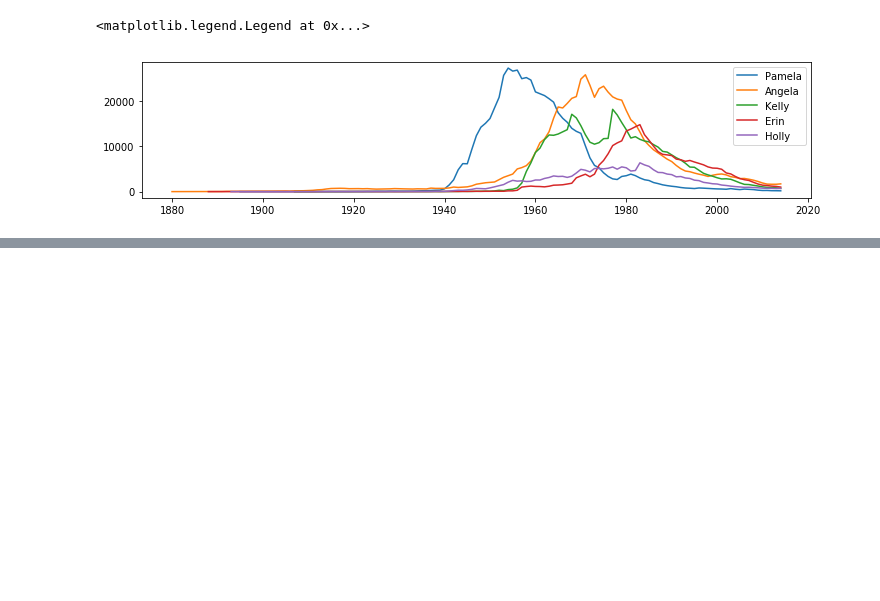
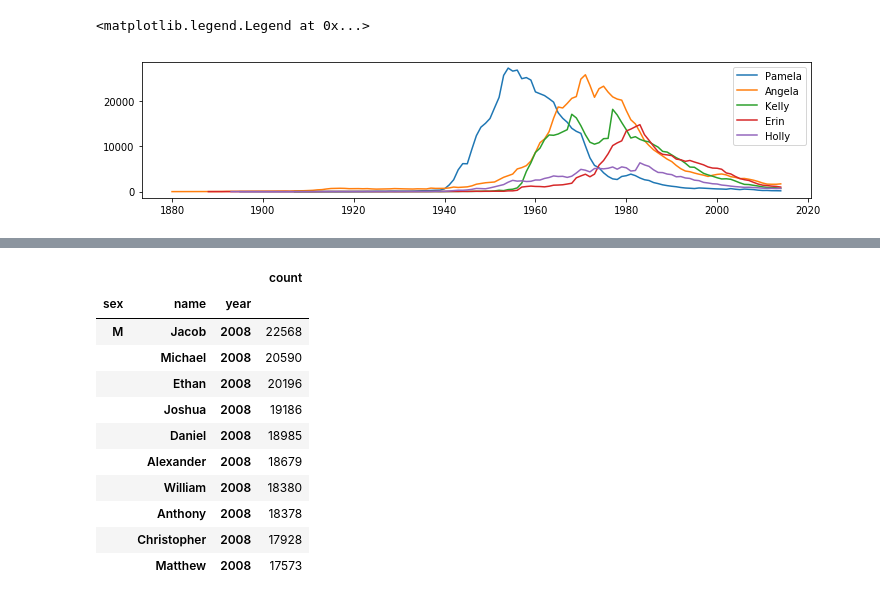
Before and after one commit to prerna-p/data-science, a Jupyter notebook: analyzing_baby_names.ipynb, the cells around one changed output, grey strips where cells are left out. Saved outputs shown, nothing was run; the diff lists cells and outputs as text; code cells hidden in the pictures; blank space fills up the shorter version.

```diff
--- a/analyzing_baby_names.ipynb
+++ b/analyzing_baby_names.ipynb
@@ -165,0 +192,16 @@ all_years_indexed.loc['F',:,2011].sortlevel=1,ascending=False).fillna(0).head()
+# %%
+# now sort column
+all_years_indexed.loc['M',:,2008].sort_values('count',ascending=False).head(10)
+# %% [output]
+|  |  |  | count |
+| sex | name | year |  |
+| M | Jacob | 2008 | 22568 |
+|  | Michael | 2008 | 20590 |
+|  | Ethan | 2008 | 20196 |
+|  | Joshua | 2008 | 19186 |
+|  | Daniel | 2008 | 18985 |
+|  | Alexander | 2008 | 18679 |
+|  | William | 2008 | 18380 |
+|  | Anthony | 2008 | 18378 |
+|  | Christopher | 2008 | 17928 |
+|  | Matthew | 2008 | 17573 |
```
Also changed, not shown: parts of 10 cells of this notebook.
